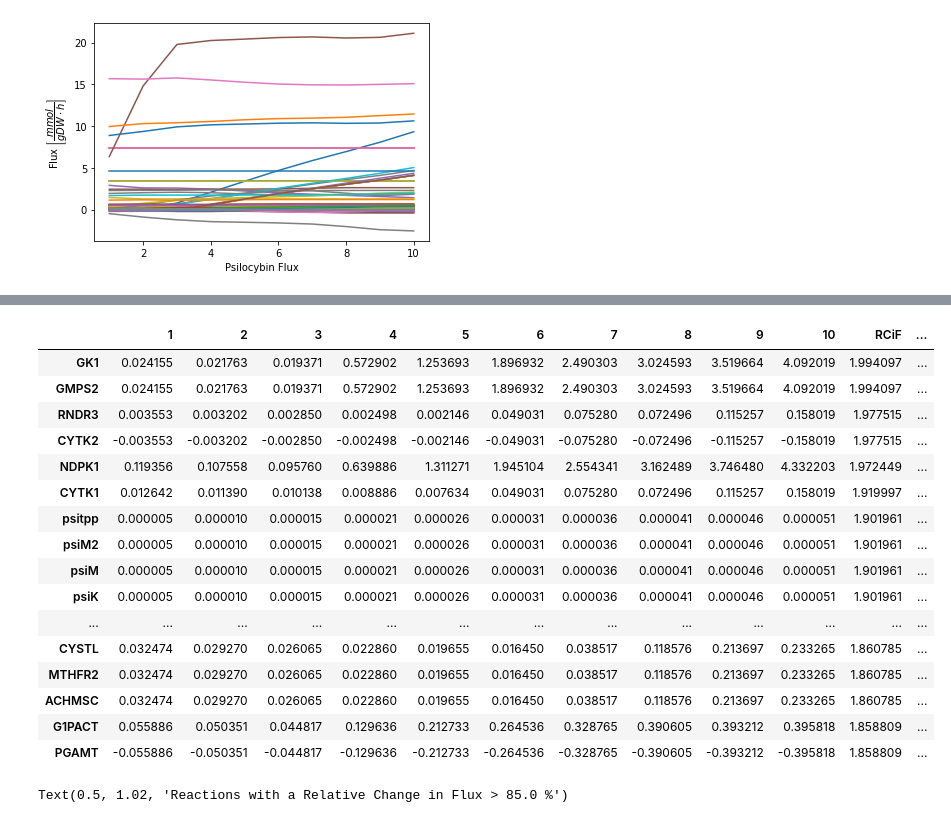
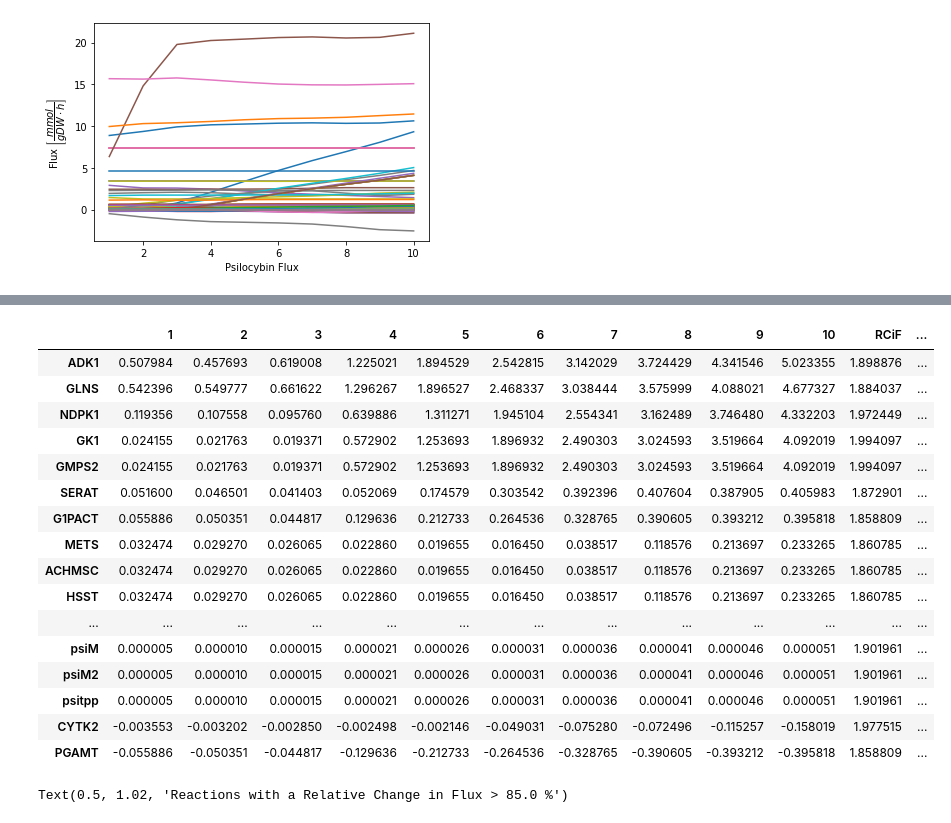
Before and after one commit to 27410/group-assignment-2021-Group-13-Psilocybin-production-in-Corynebacterium-glutamicum, a Jupyter notebook: 8._FSEOF.ipynb, the cells around one changed output, grey strips where cells are left out. Cells and saved outputs as stored; diff of their text form; code cells hidden in the pictures.

```diff
--- a/8._FSEOF.ipynb
+++ b/8._FSEOF.ipynb
@@ -30,6 +30,7 @@ Text(0, 0.5, 'Flux $\\left[\\dfrac{mmol}{gDW\\cdot h}\\right]$')
 # %%
 frdf['RCiF'] = (frdf[10]-frdf[1])/frdf[10] +1 #Adding "Relative Change in Flux" Column
 frdf['Dif'] = abs(frdf[10])-abs(frdf[1]) #Adding a "Subtraction" Column
+frdf['Slope'] = frdf[10]-frdf[1]/9 #Slope of the line
 # %%
 frdf.sort_values(by=[10], ascending= False)
 # %% [output]
@@ -49,23 +50,23 @@ frdf.sort_values(by=[10], ascending= False)
 # %%
 target_reactions = frdf.loc[(frdf['RCiF'] < 2.0) & (frdf['RCiF'] > 1.85)] #Selecting Reactions with a change between 85.00 % and 99.99 %
-target_reactions.sort_values(by=['RCiF'], ascending= False)
+target_reactions.sort_values(by=['Slope'], ascending= False)
 # %% [output]
 |  | 1 | 2 | 3 | 4 | 5 | 6 | 7 | 8 | 9 | 10 | RCiF | ... |
+| ADK1 | 0.507984 | 0.457693 | 0.619008 | 1.225021 | 1.894529 | 2.542815 | 3.142029 | 3.724429 | 4.341546 | 5.023355 | 1.898876 | ... |
+| GLNS | 0.542396 | 0.549777 | 0.661622 | 1.296267 | 1.896527 | 2.468337 | 3.038444 | 3.575999 | 4.088021 | 4.677327 | 1.884037 | ... |
+| NDPK1 | 0.119356 | 0.107558 | 0.095760 | 0.639886 | 1.311271 | 1.945104 | 2.554341 | 3.162489 | 3.746480 | 4.332203 | 1.972449 | ... |
 | GK1 | 0.024155 | 0.021763 | 0.019371 | 0.572902 | 1.253693 | 1.896932 | 2.490303 | 3.024593 | 3.519664 | 4.092019 | 1.994097 | ... |
 | GMPS2 | 0.024155 | 0.021763 | 0.019371 | 0.572902 | 1.253693 | 1.896932 | 2.490303 | 3.024593 | 3.519664 | 4.092019 | 1.994097 | ... |
-| RNDR3 | 0.003553 | 0.003202 | 0.002850 | 0.002498 | 0.002146 | 0.049031 | 0.075280 | 0.072496 | 0.115257 | 0.158019 | 1.977515 | ... |
+| SERAT | 0.051600 | 0.046501 | 0.041403 | 0.052069 | 0.174579 | 0.303542 | 0.392396 | 0.407604 | 0.387905 | 0.405983 | 1.872901 | ... |
+| G1PACT | 0.055886 | 0.050351 | 0.044817 | 0.129636 | 0.212733 | 0.264536 | 0.328765 | 0.390605 | 0.393212 | 0.395818 | 1.858809 | ... |
+| METS | 0.032474 | 0.029270 | 0.026065 | 0.022860 | 0.019655 | 0.016450 | 0.038517 | 0.118576 | 0.213697 | 0.233265 | 1.860785 | ... |
+| ACHMSC | 0.032474 | 0.029270 | 0.026065 | 0.022860 | 0.019655 | 0.016450 | 0.038517 | 0.118576 | 0.213697 | 0.233265 | 1.860785 | ... |
+| HSST | 0.032474 | 0.029270 | 0.026065 | 0.022860 | 0.019655 | 0.016450 | 0.038517 | 0.118576 | 0.213697 | 0.233265 | 1.860785 | ... |
+| ... | ... | ... | ... | ... | ... | ... | ... | ... | ... | ... | ... | ... |
+| psiM | 0.000005 | 0.000010 | 0.000015 | 0.000021 | 0.000026 | 0.000031 | 0.000036 | 0.000041 | 0.000046 | 0.000051 | 1.901961 | ... |
+| psiM2 | 0.000005 | 0.000010 | 0.000015 | 0.000021 | 0.000026 | 0.000031 | 0.000036 | 0.000041 | 0.000046 | 0.000051 | 1.901961 | ... |
+| psitpp | 0.000005 | 0.000010 | 0.000015 | 0.000021 | 0.000026 | 0.000031 | 0.000036 | 0.000041 | 0.000046 | 0.000051 | 1.901961 | ... |
 | CYTK2 | -0.003553 | -0.003202 | -0.002850 | -0.002498 | -0.002146 | -0.049031 | -0.075280 | -0.072496 | -0.115257 | -0.158019 | 1.977515 | ... |
-| NDPK1 | 0.119356 | 0.107558 | 0.095760 | 0.639886 | 1.311271 | 1.945104 | 2.554341 | 3.162489 | 3.746480 | 4.332203 | 1.972449 | ... |
-| CYTK1 | 0.012642 | 0.011390 | 0.010138 | 0.008886 | 0.007634 | 0.049031 | 0.075280 | 0.072496 | 0.115257 | 0.158019 | 1.919997 | ... |
-| psitpp | 0.000005 | 0.000010 | 0.000015 | 0.000021 | 0.000026 | 0.000031 | 0.000036 | 0.000041 | 0.000046 | 0.000051 | 1.901961 | ... |
-| psiM2 | 0.000005 | 0.000010 | 0.000015 | 0.000021 | 0.000026 | 0.000031 | 0.000036 | 0.000041 | 0.000046 | 0.000051 | 1.901961 | ... |
-| psiM | 0.000005 | 0.000010 | 0.000015 | 0.000021 | 0.000026 | 0.000031 | 0.000036 | 0.000041 | 0.000046 | 0.000051 | 1.901961 | ... |
-| psiK | 0.000005 | 0.000010 | 0.000015 | 0.000021 | 0.000026 | 0.000031 | 0.000036 | 0.000041 | 0.000046 | 0.000051 | 1.901961 | ... |
-| ... | ... | ... | ... | ... | ... | ... | ... | ... | ... | ... | ... | ... |
-| CYSTL | 0.032474 | 0.029270 | 0.026065 | 0.022860 | 0.019655 | 0.016450 | 0.038517 | 0.118576 | 0.213697 | 0.233265 | 1.860785 | ... |
-| MTHFR2 | 0.032474 | 0.029270 | 0.026065 | 0.022860 | 0.019655 | 0.016450 | 0.038517 | 0.118576 | 0.213697 | 0.233265 | 1.860785 | ... |
-| ACHMSC | 0.032474 | 0.029270 | 0.026065 | 0.022860 | 0.019655 | 0.016450 | 0.038517 | 0.118576 | 0.213697 | 0.233265 | 1.860785 | ... |
-| G1PACT | 0.055886 | 0.050351 | 0.044817 | 0.129636 | 0.212733 | 0.264536 | 0.328765 | 0.390605 | 0.393212 | 0.395818 | 1.858809 | ... |
 | PGAMT | -0.055886 | -0.050351 | -0.044817 | -0.129636 | -0.212733 | -0.264536 | -0.328765 | -0.390605 | -0.393212 | -0.395818 | 1.858809 | ... |
 # %%
 tr1 = target_reactions.drop(labels='RCiF', axis=1) #Removing RCiF column
```
Also changed, not shown: parts of 5 cells of this notebook, 1 other file.
